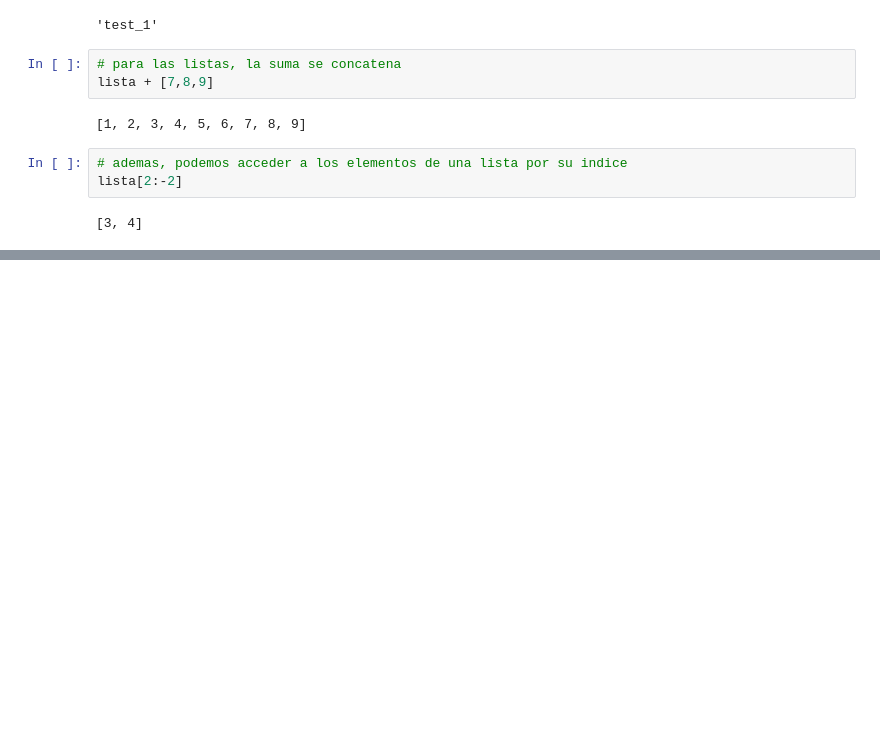
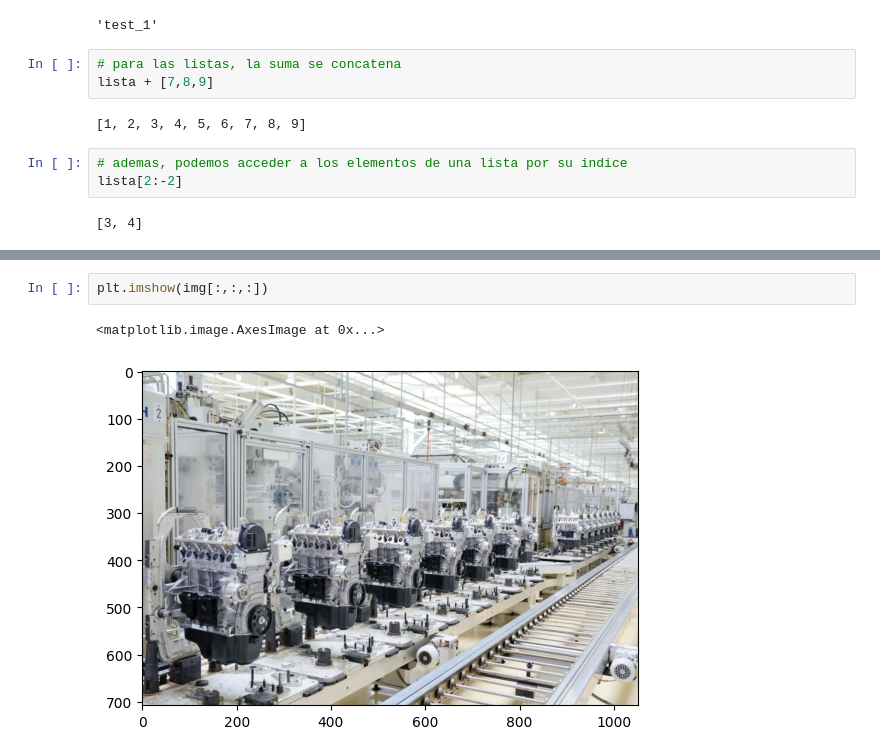
Before and after one commit to MezaMauricio/Portfolio, a Jupyter notebook: C03.ipynb, the cells around one changed output, grey strips where cells are left out. Saved outputs shown, nothing was run; the diff lists cells and outputs as text; blank space fills up the shorter version.

```diff
--- a/C03.ipynb
+++ b/C03.ipynb
@@ -29,0 +385,5 @@ lista[2:-2]
+# %%
+plt.imshow(img[:,:,:])
+# %% [output]
+<matplotlib.image.AxesImage at 0x...>
+[figure, added]
```
Also changed, not shown: parts of 42 cells of this notebook, 1 other file.
